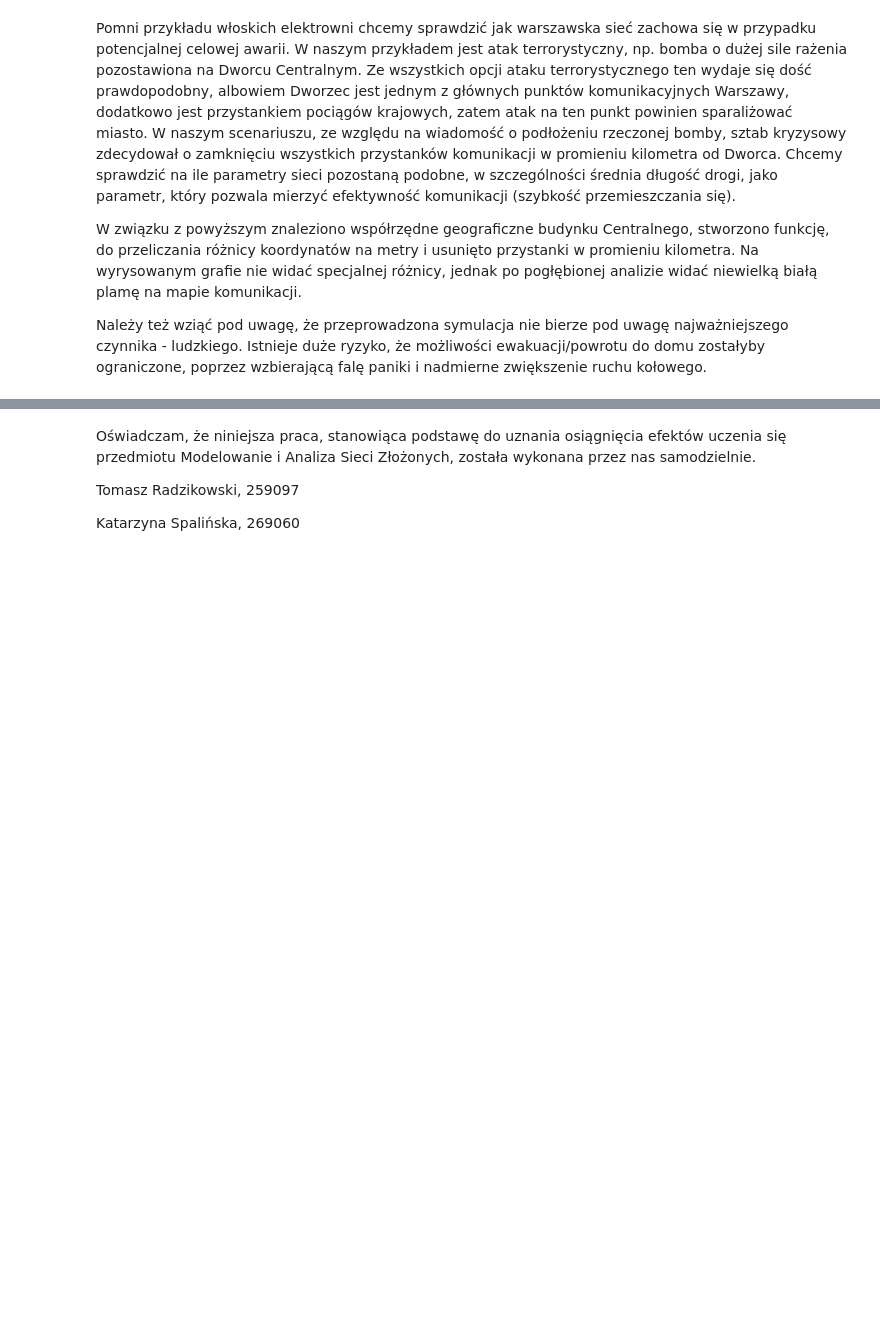
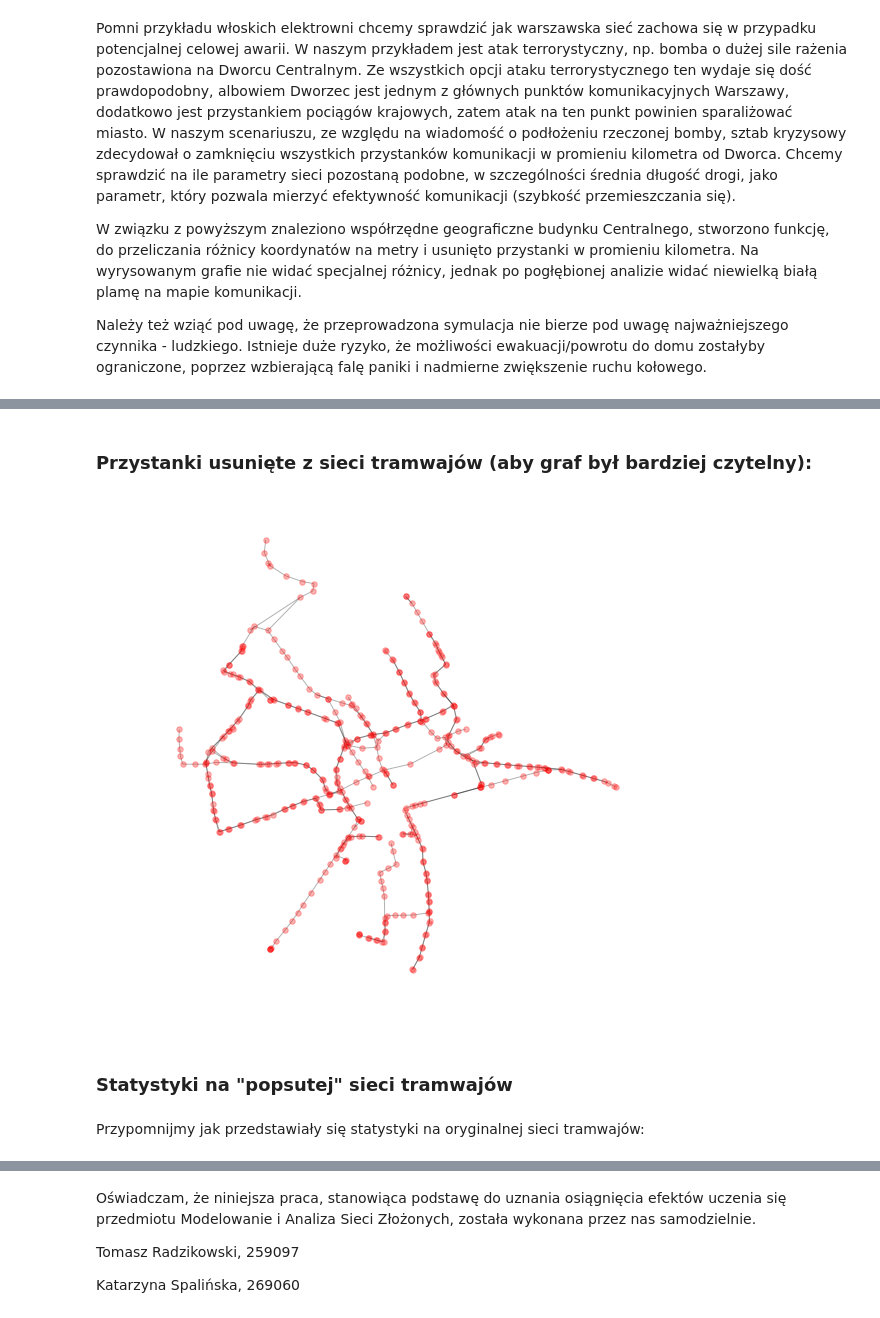
Before and after one commit to radziq1302/miszmasz8, a Jupyter notebook: masz8.ipynb, the cells around one changed output, grey strips where cells are left out. Cells and saved outputs as stored; diff of their text form; code cells hidden in the pictures; blank space fills up the shorter version.

```diff
--- a/masz8.ipynb
+++ b/masz8.ipynb
@@ -443,0 +381,36 @@ plt.show()
+# %% [markdown]
+### Przystanki usunięte z sieci tramwajów (aby graf był bardziej czytelny):
+# %%
+przystanki_tramwajowe = ztm.loc[(ztm.LINE_NUMBER.isin(tram_lines))]
+
+przystanki_tramwajowe['dist']=przystanki_tramwajowe\
+            .apply(lambda row : coord2meters(central_station_lat,central_station_lon,row['X'], row['Y']), axis=1)
+
+terrorist_attack_data=przystanki_tramwajowe[(przystanki_tramwajowe.dist>1)]
+
+ztm_pwnd=linie.merge(terrorist_attack_data[['ID','X','Y','dist']], left_on='FROM', right_on='ID')
+ztm_pwnd['gps'] = list(zip(ztm_pwnd.X, ztm_pwnd.Y))
+pwnd_dict=ztm_pwnd.set_index('ID')[['X', 'Y']].T.apply(tuple).to_dict()
+
+attack = nx.DiGraph()
+
+attack.add_nodes_from(pwnd_dict.keys())
+src=ztm_pwnd.loc[(ztm_pwnd.FROM.isin(ztm_pwnd.ID)) ,'FROM']
+dst=ztm_pwnd.loc[(ztm_pwnd.TO.isin(ztm_pwnd.ID)) ,'TO']
+ztm_pwnd_filtered=ztm_pwnd[(ztm_pwnd["TO"].isin(dst.values) & ztm_pwnd['FROM'].isin(src.values))]
+
+attack.add_edges_from(list(zip(ztm_pwnd_filtered['FROM'].values, ztm_pwnd_filtered['TO'].values)))
+
+for n, p in pwnd_dict.items():
+    attack.nodes[n]['pos'] = p
+
+#trams1=nx.DiGraph(trams_dict)
+plt.figure(figsize=(7, 7))
+nx.draw(attack,pwnd_dict,node_size=30, arrows=False, node_color='red', alpha=.3)
+plt.show()
+# %% [output]
+[figure, added]
+# %% [markdown]
+### Statystyki na "popsutej" sieci tramwajów
+# %% [markdown]
+Przypomnijmy jak przedstawiały się statystyki na oryginalnej sieci tramwajów:
```
Also changed, not shown: parts of 25 cells of this notebook, 2 other files.
